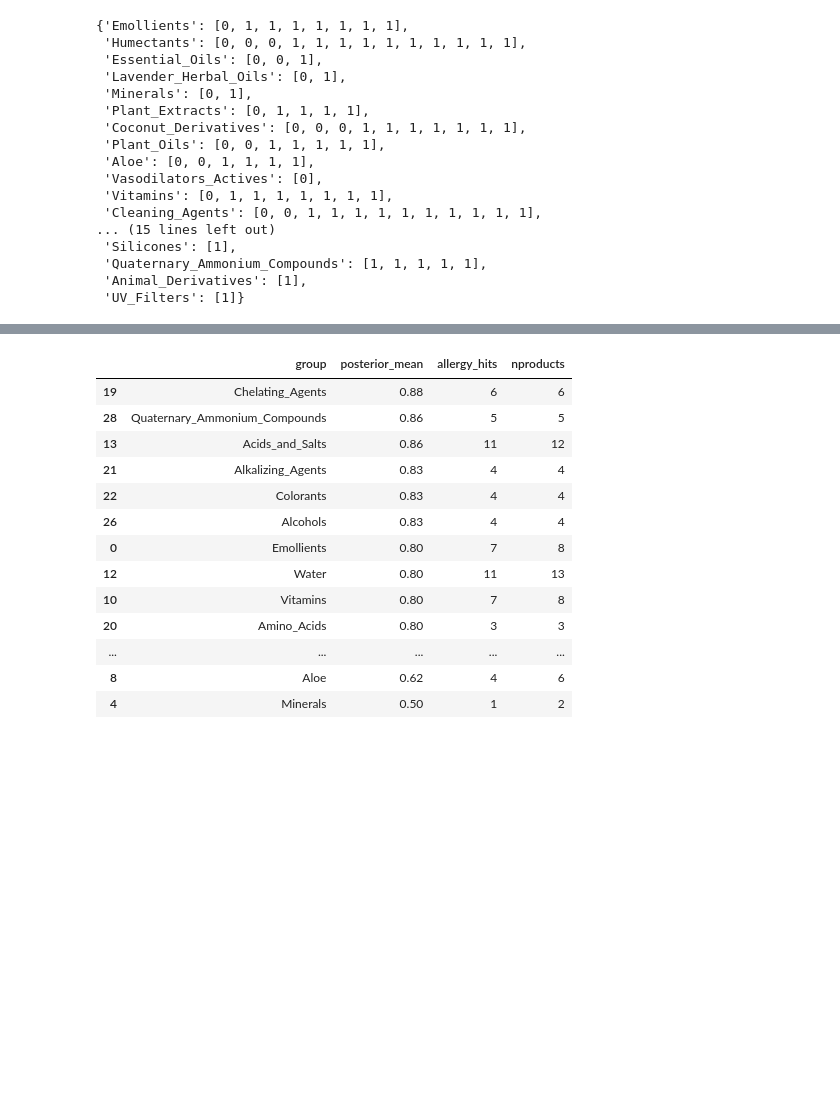
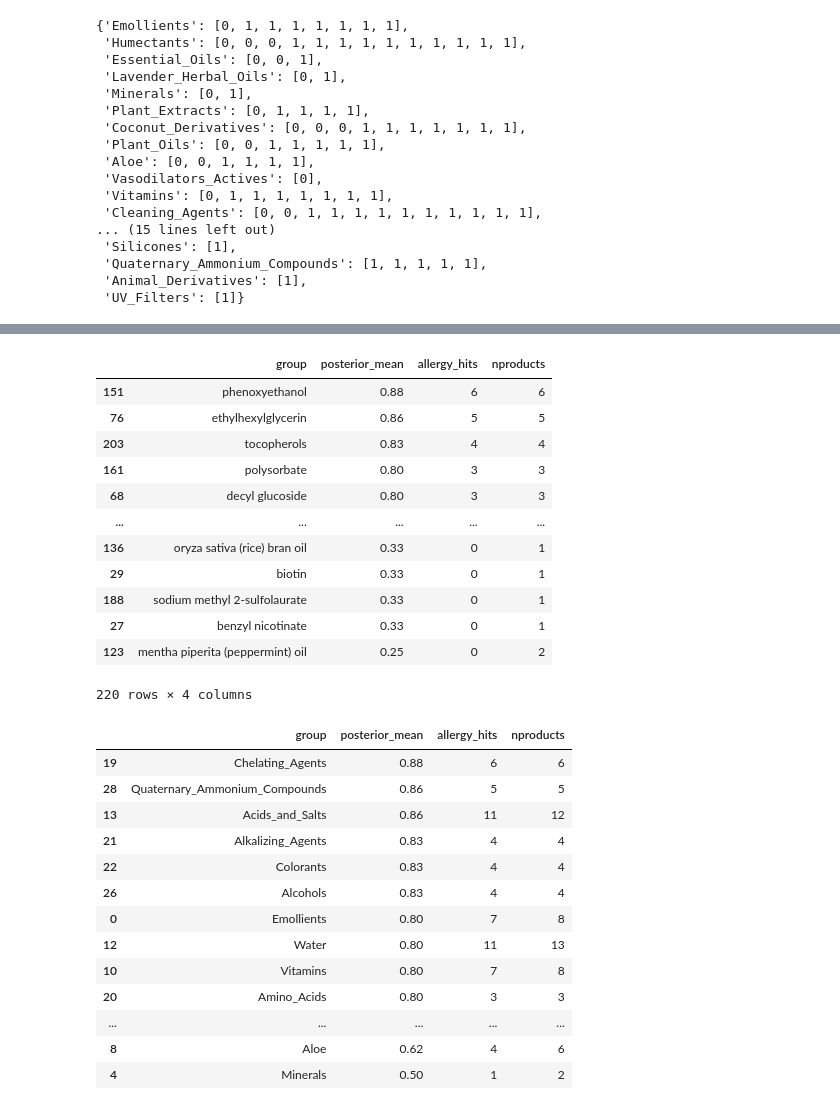
Before and after one commit to allswellthatsmaxwell/ingredients, a Jupyter notebook: py/ingredients.ipynb, the cells around one changed output, grey strips where cells are left out. Cells and saved outputs as stored; diff of their text form; code cells hidden in the pictures; blank space fills up the shorter version.

```diff
--- a/py/ingredients.ipynb
+++ b/py/ingredients.ipynb
@@ -35 +57,17 @@ ing.groups_to_hits
+# %%
+ing.ingredient_stats_dat
+# %% [output]
+|  | group | posterior_mean | allergy_hits | nproducts |
+| 151 | phenoxyethanol | 0.88 | 6 | 6 |
+| 76 | ethylhexylglycerin | 0.86 | 5 | 5 |
+| 203 | tocopherols | 0.83 | 4 | 4 |
+| 161 | polysorbate | 0.80 | 3 | 3 |
+| 68 | decyl glucoside | 0.80 | 3 | 3 |
+| ... | ... | ... | ... | ... |
+| 136 | oryza sativa (rice) bran oil | 0.33 | 0 | 1 |
+| 29 | biotin | 0.33 | 0 | 1 |
+| 188 | sodium methyl 2-sulfolaurate | 0.33 | 0 | 1 |
+| 27 | benzyl nicotinate | 0.33 | 0 | 1 |
+| 123 | mentha piperita (peppermint) oil | 0.25 | 0 | 2 |
+220 rows × 4 columns
 # %%
```
Also changed, not shown: parts of 3 cells of this notebook, 2 other files.
